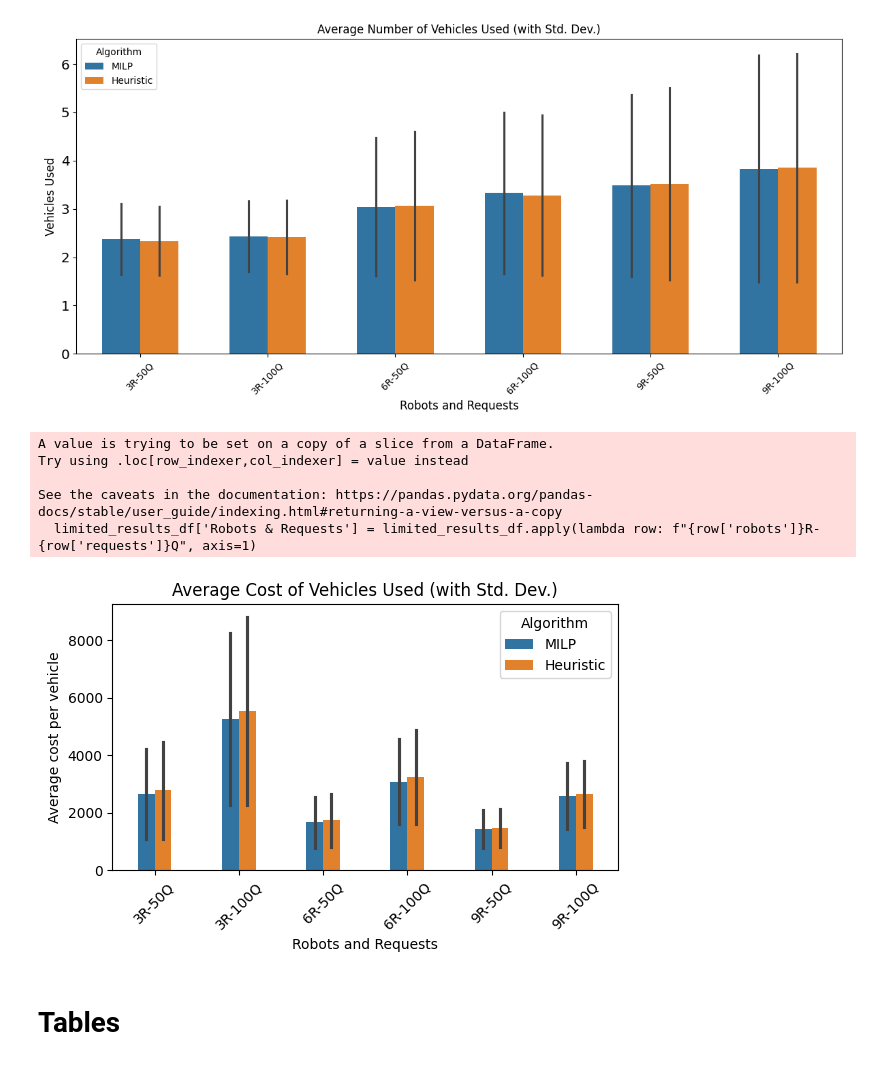
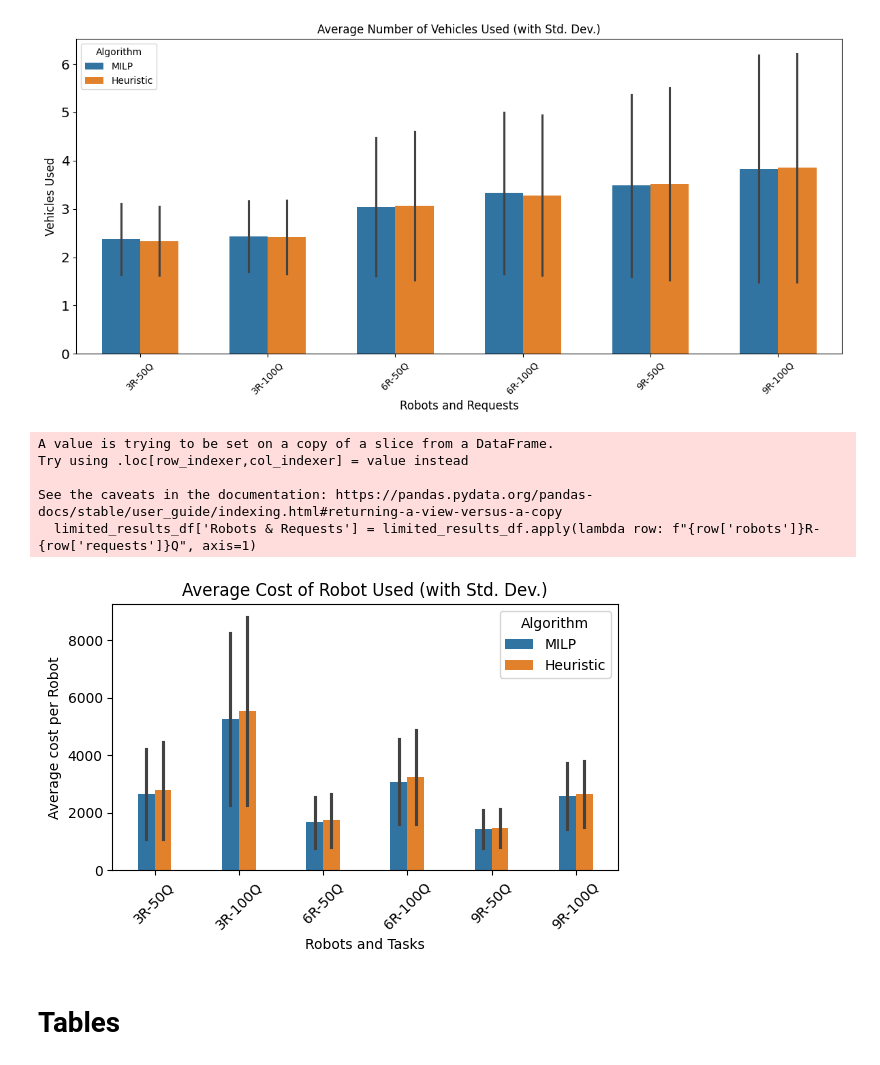
Before and after one commit to aitorls/AFDPDP-Instances, a Jupyter notebook: Analyze_results.ipynb, the cells around one changed output. Drawn from its saved outputs; the diff is of its cells as text; code cells hidden in the pictures.

```diff
--- a/Analyze_results.ipynb
+++ b/Analyze_results.ipynb
@@ -411,37 +411,37 @@ limited_results_df = limited_results_df.sort_values(by=['robots', 'requests'])
 
 # Create ordered category for correct x-axis order
 ordered_x = limited_results_df[['robots', 'requests', 'Robots & Requests']].drop_duplicates()
 ordered_x = ordered_x.sort_values(by=['robots', 'requests'])
 x_order = ordered_x['Robots & Requests'].tolist()
 
 # Plot with standard deviation as error bars
 plt.figure(figsize=(6, 4))
 sns.barplot(
     data=limited_results_df,
     x='Robots & Requests',
     y='used_mean',
     hue='algorithm',
     errorbar='sd',  # Show standard deviation
     order=x_order,  # <-- Control x-axis order here
     width=0.4
 )
 
 
 # Styling
-plt.title('Average Cost of Vehicles Used (with Std. Dev.)')
-plt.xlabel('Robots and Requests')
-plt.ylabel('Average cost per vehicle')
+plt.title('Average Cost of Robot Used (with Std. Dev.)')
+plt.xlabel('Robots and Tasks')
+plt.ylabel('Average cost per Robot')
 plt.xticks(rotation=45)
 plt.legend(title='Algorithm')
 plt.tight_layout()
 plt.show()
 # %% [output]
 A value is trying to be set on a copy of a slice from a DataFrame.
 Try using .loc[row_indexer,col_indexer] = value instead
 
 See the caveats in the documentation: https://pandas.pydata.org/pandas-docs/stable/user_guide/indexing.html#returning-a-view-versus-a-copy
   limited_results_df['Robots & Requests'] = limited_results_df.apply(lambda row: f"{row['robots']}R-{row['requests']}Q", axis=1)
-[figure, old version]
+[figure, new version]
 # %% [markdown]
 # Tables
 # %% [markdown]
```
